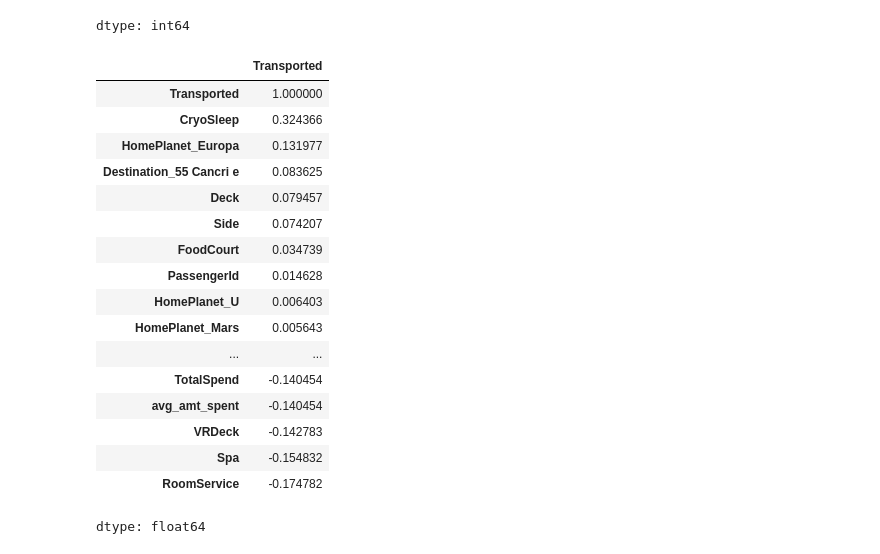
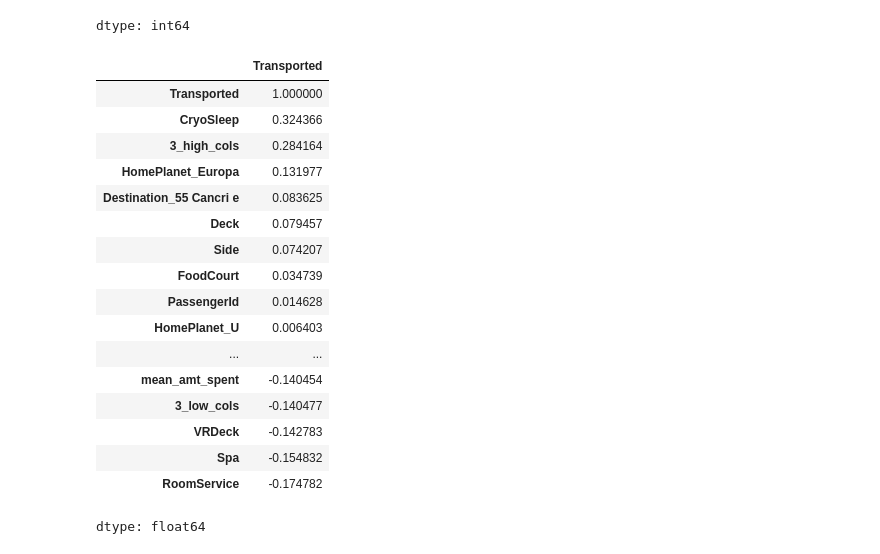
Before and after one commit to nngiabao/MLPractice, a Jupyter notebook: SpaceshipTitanic.ipynb, the cells around one changed output. Cells and saved outputs as stored; diff of their text form; code cells hidden in the pictures.

```diff
--- a/SpaceshipTitanic.ipynb
+++ b/SpaceshipTitanic.ipynb
@@ -101,20 +91,23 @@ category_colls = ['HomePlanet', 'Destination']
 
 for col in category_colls:
     df = pd.concat([df, pd.get_dummies(df[col], prefix = col)], axis = 1)
+#why we have to drop here chatgpt ?
+df = df.drop(columns = category_colls)
 # %%
 #feature egineering
 bill_cols = ['RoomService', 'FoodCourt', 'ShoppingMall', 'Spa', 'VRDeck']
 df['TotalSpend'] = df[bill_cols].sum(axis=1)
 df['std_amt_spent'] = df[bill_cols].std(axis=1)
-df['avg_amt_spent'] = df[bill_cols].mean(axis=1)
-df['max_amt_spent'] = df[bill_cols].max(axis=1)
+df['mean_amt_spent'] = df[bill_cols].mean(axis=1)
+df['3_high_cols'] = df['CryoSleep'] + df['HomePlanet_Europa'] + df['Destination_55 Cancri e']
+df['3_low_cols'] = df['mean_amt_spent'] + df['TotalSpend']+ df['HomePlanet_Earth']
 # %%
-df = df.drop(['HomePlanet', 'Destination'], axis=1)
 df.corr()['Transported'].sort_values(ascending=False)
 # %% [output]
 |  | Transported |
 | Transported | 1.000000 |
 | CryoSleep | 0.324366 |
+| 3_high_cols | 0.284164 |
 | HomePlanet_Europa | 0.131977 |
 | Destination_55 Cancri e | 0.083625 |
 | Deck | 0.079457 |
@@ -122,10 +115,9 @@ df.corr()['Transported'].sort_values(ascending=False)
 | FoodCourt | 0.034739 |
 | PassengerId | 0.014628 |
 | HomePlanet_U | 0.006403 |
-| HomePlanet_Mars | 0.005643 |
 | ... | ... |
-| TotalSpend | -0.140454 |
-| avg_amt_spent | -0.140454 |
+| mean_amt_spent | -0.140454 |
+| 3_low_cols | -0.140477 |
 | VRDeck | -0.142783 |
 | Spa | -0.154832 |
 | RoomService | -0.174782 |
```
Also changed, not shown: parts of 11 cells of this notebook.
